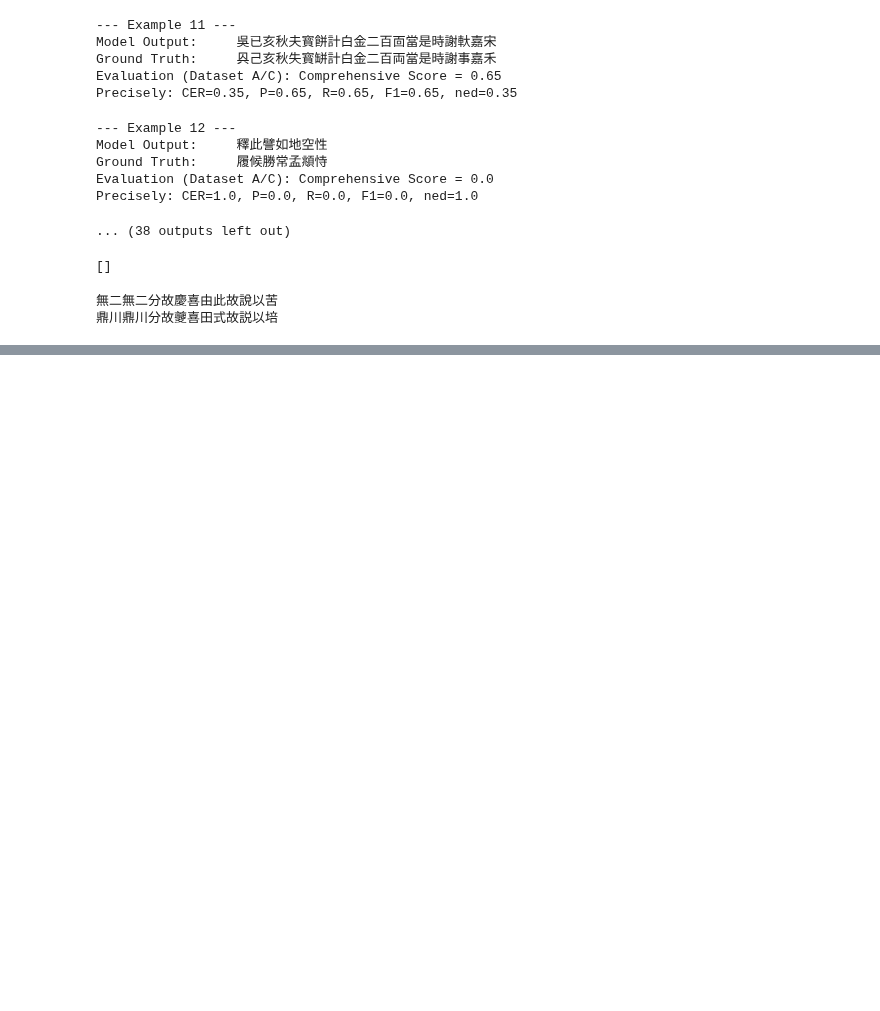
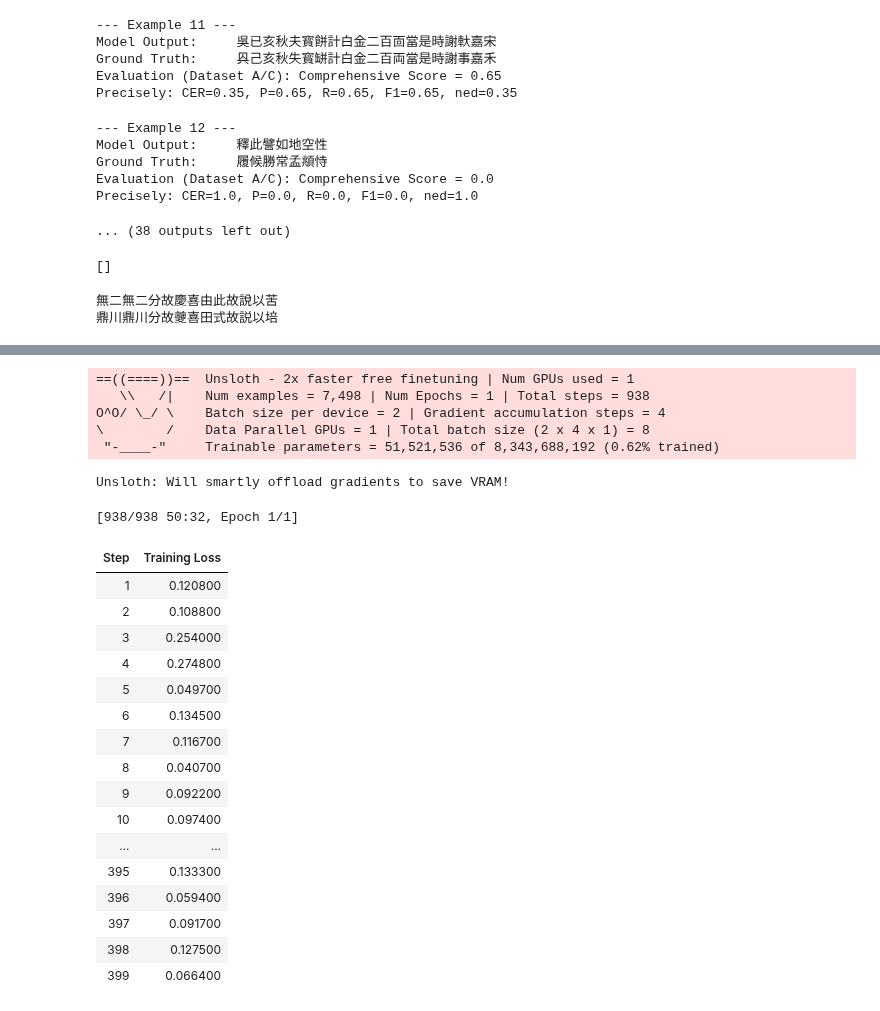
Before and after one commit to MathiasGarnier/Algorithms-All---Old, a Jupyter notebook: Fine_tuning_Qwen_Projet_EvaHan.ipynb, the cells around one changed output, grey strips where cells are left out. Cells and saved outputs as stored; diff of their text form; code cells hidden in the pictures; blank space fills up the shorter version.

```diff
--- a/Fine_tuning_Qwen_Projet_EvaHan.ipynb
+++ b/Fine_tuning_Qwen_Projet_EvaHan.ipynb
@@ -572,0 +680,27 @@ print(json.loads(model_output_cleaned)['transcription'])
+# %%
+trainer_stats = trainer.train()
+# %% [output]
+==((====))==  Unsloth - 2x faster free finetuning | Num GPUs used = 1
+   \\   /|    Num examples = 7,498 | Num Epochs = 1 | Total steps = 938
+O^O/ \_/ \    Batch size per device = 2 | Gradient accumulation steps = 4
+\        /    Data Parallel GPUs = 1 | Total batch size (2 x 4 x 1) = 8
+ "-____-"     Trainable parameters = 51,521,536 of 8,343,688,192 (0.62% trained)
+Unsloth: Will smartly offload gradients to save VRAM!
+[938/938 50:32, Epoch 1/1]
+| Step | Training Loss |
+| 1 | 0.120800 |
+| 2 | 0.108800 |
+| 3 | 0.254000 |
+| 4 | 0.274800 |
+| 5 | 0.049700 |
+| 6 | 0.134500 |
+| 7 | 0.116700 |
+| 8 | 0.040700 |
+| 9 | 0.092200 |
+| 10 | 0.097400 |
+| ... | ... |
+| 395 | 0.133300 |
+| 396 | 0.059400 |
+| 397 | 0.091700 |
+| 398 | 0.127500 |
+| 399 | 0.066400 |
```
Also changed, not shown: parts of 8 cells of this notebook.
